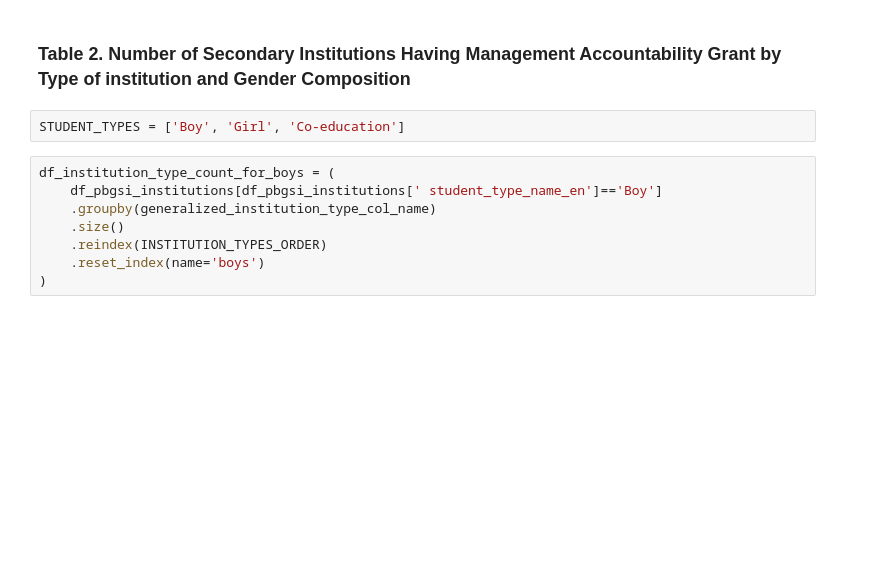
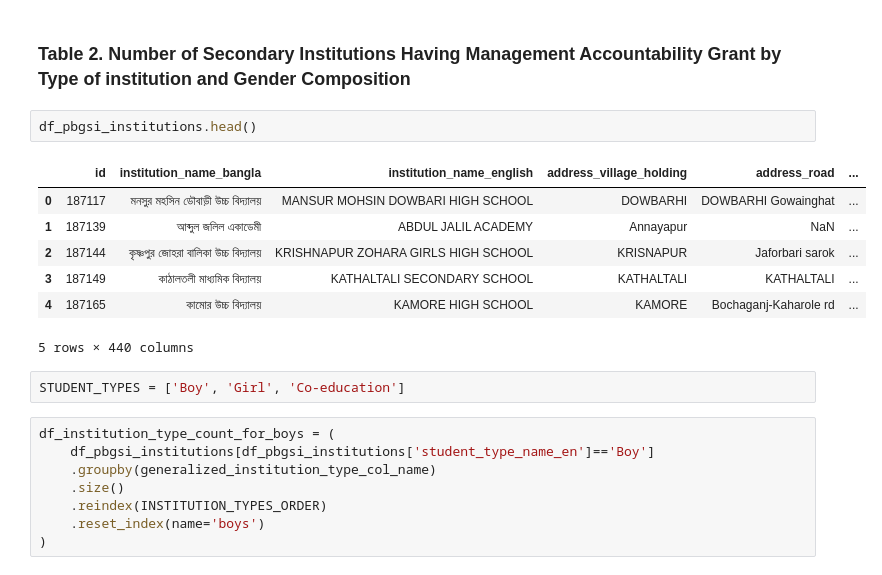
Before and after one commit to monjurmorshed793/sedp-reports, a Jupyter notebook: src/sedp_reports/sedp-report.ipynb, the cells around one changed output. Cells and saved outputs as stored; diff of their text form; blank space fills up the shorter version.

```diff
--- a/src/sedp_reports/sedp-report.ipynb
+++ b/src/sedp_reports/sedp-report.ipynb
@@ -207,11 +207,21 @@ df_export = df_institution_count[selected_columns].rename(columns=renamed_column
 df_export.to_excel('output/table1_pbgsi.xlsx', index=False)
 # %% [markdown]
 ### Table 2. Number of Secondary Institutions Having Management Accountability Grant by Type of institution and Gender Composition
+# %%
+df_pbgsi_institutions.head()
+# %% [output]
+|  | id | institution_name_bangla | institution_name_english | address_village_holding | address_road | ... |
+| 0 | 187117 | মনসুর মহসিন ডৌবাড়ী উচ্চ বিদ্যালয় | MANSUR MOHSIN DOWBARI HIGH SCHOOL | DOWBARHI | DOWBARHI Gowainghat | ... |
+| 1 | 187139 | আব্দুল জলিল একাডেমী | ABDUL JALIL ACADEMY | Annayapur | NaN | ... |
+| 2 | 187144 | কৃষ্ণপুর জোহরা বালিকা উচ্চ বিদ্যালয় | KRISHNAPUR ZOHARA GIRLS HIGH SCHOOL | KRISNAPUR | Jaforbari sarok | ... |
+| 3 | 187149 | কাঠালতলী মাধ্যমিক বিদ্যালয় | KATHALTALI SECONDARY SCHOOL | KATHALTALI | KATHALTALI | ... |
+| 4 | 187165 | কামোর উচ্চ বিদ্যালয় | KAMORE HIGH SCHOOL | KAMORE | Bochaganj-Kaharole rd | ... |
+5 rows × 440 columns
 # %%
 STUDENT_TYPES = ['Boy', 'Girl', 'Co-education']
 # %%
 df_institution_type_count_for_boys = (
-    df_pbgsi_institutions[df_pbgsi_institutions[' student_type_name_en']=='Boy']
+    df_pbgsi_institutions[df_pbgsi_institutions['student_type_name_en']=='Boy']
     .groupby(generalized_institution_type_col_name)
     .size()
     .reindex(INSTITUTION_TYPES_ORDER)
```
Also changed, not shown: parts of 16 cells of this notebook, 14 other files.
